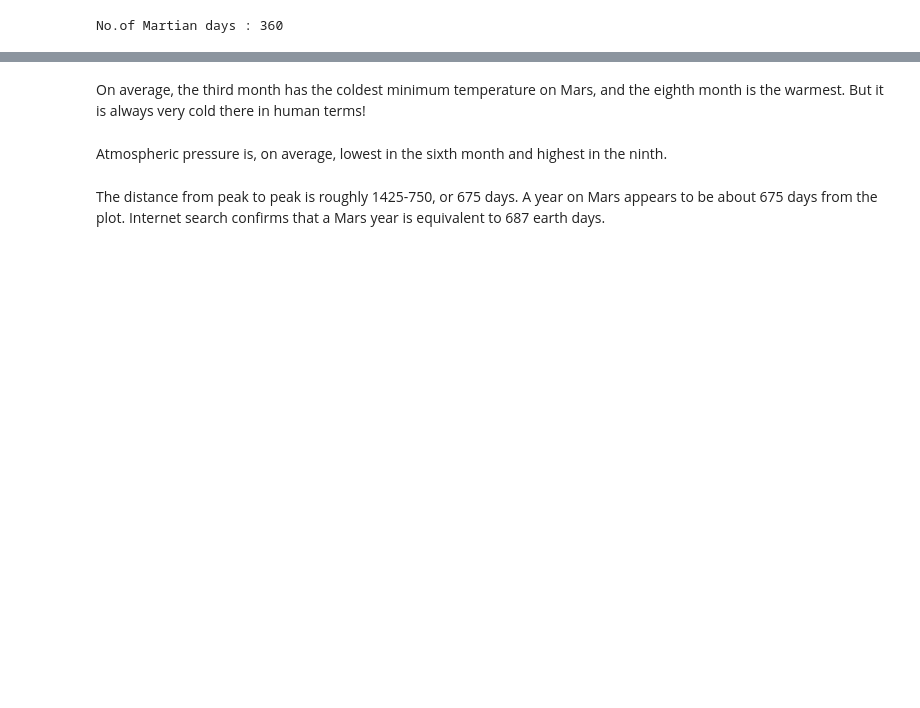
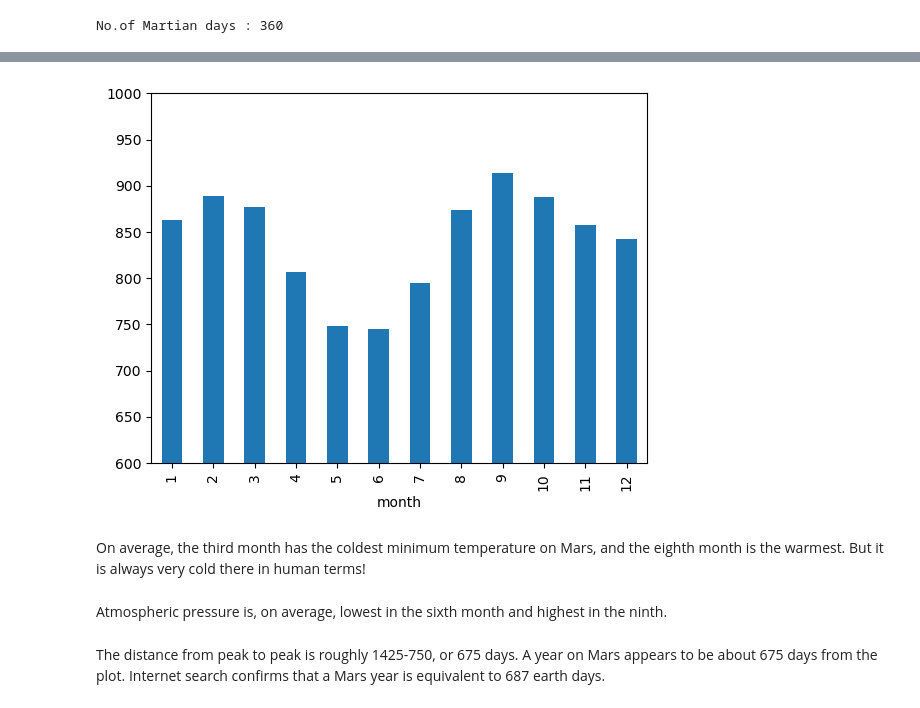
Before and after one commit to EBolinVA/Mars_NASA_News, a Jupyter notebook: part_2_mars_weather.ipynb, the cells around one changed output, grey strips where cells are left out. Drawn from its saved outputs; the diff is of its cells as text; code cells hidden in the pictures; blank space fills up the shorter version.

```diff
--- a/part_2_mars_weather.ipynb
+++ b/part_2_mars_weather.ipynb
@@ -206,0 +256,7 @@ No.of Martian days : 360
+# %%
+# 4. Average pressure by Martian month
+pressure_df = mars_df.groupby(['month']).mean()
+# Now, just choose the averaged 'pressure' in that df
+pressure = pressure_df['pressure']
+# Print a df of the average low temps by month
+pressure
@@ -207,3 +278,12 @@ No.of Martian days : 360
+# %%
+# Plot the average pressure by month
+
+# Set y-axis limits to show a better range
+pressure.plot.bar()
+plt.ylim([600, 1000])
+plt.show()
+# %% [output]
+[figure, added]
 # %%
 # 5. How many terrestrial (earth) days are there in a Martian year?
 # %% [markdown]
```
Also changed, not shown: parts of 10 cells of this notebook, 3 other files.
